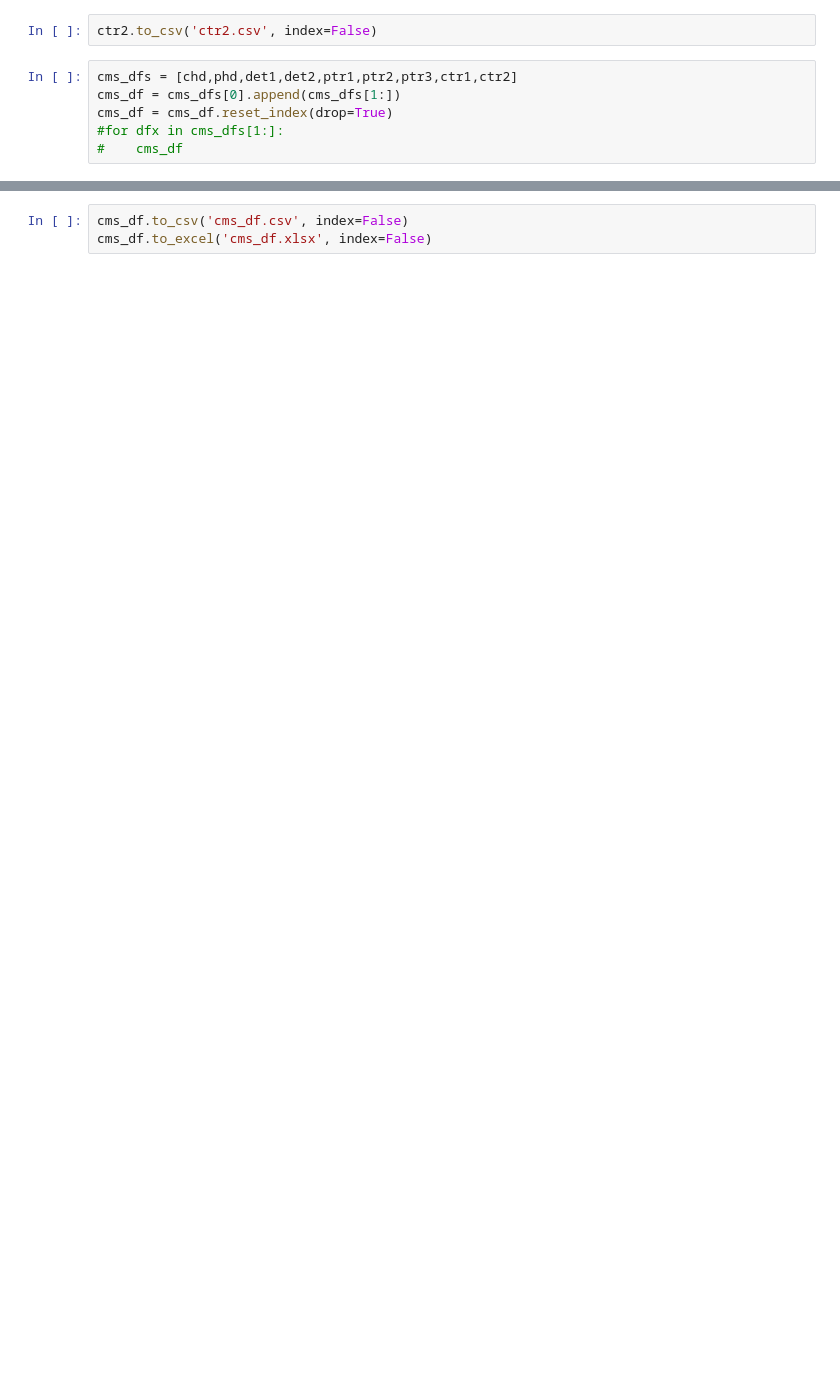
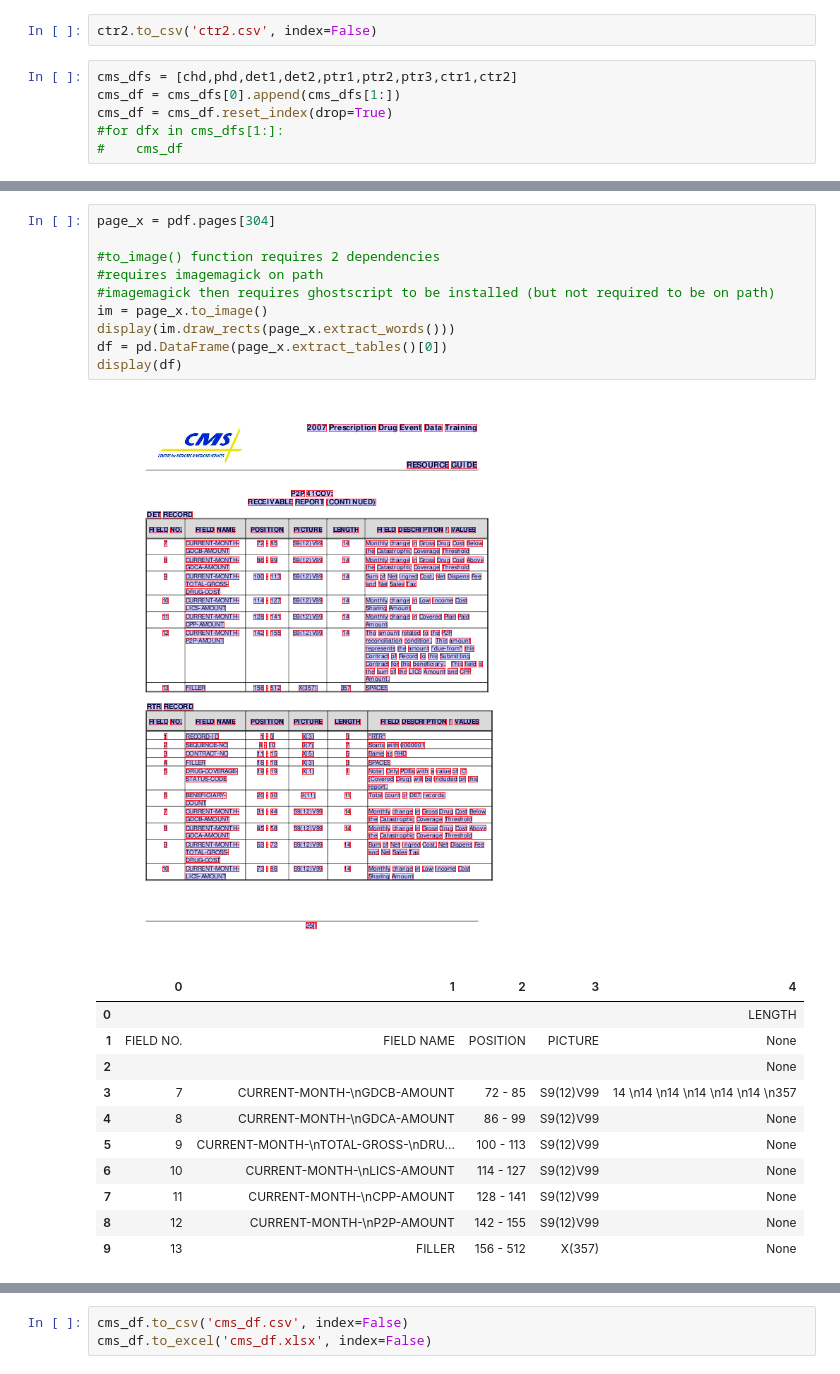
Before and after one commit to zRosenbaum/cmspdfparse, a Jupyter notebook: pdfparser.ipynb, the cells around one changed output, grey strips where cells are left out. Cells and saved outputs as stored; diff of their text form; blank space fills up the shorter version.

```diff
--- a/pdfparser.ipynb
+++ b/pdfparser.ipynb
@@ -545,0 +823,23 @@ cms_df[:50]
+# %%
+page_x = pdf.pages[304]
+
+#to_image() function requires 2 dependencies
+#requires imagemagick on path
+#imagemagick then requires ghostscript to be installed (but not required to be on path)
+im = page_x.to_image()
+display(im.draw_rects(page_x.extract_words()))
+df = pd.DataFrame(page_x.extract_tables()[0])
+display(df)
+# %% [output]
+[figure, added]
+|  | 0 | 1 | 2 | 3 | 4 |
+| 0 |  |  |  |  | LENGTH |
+| 1 | FIELD NO. | FIELD NAME | POSITION | PICTURE | None |
+| 2 |  |  |  |  | None |
+| 3 | 7 | CURRENT-MONTH-\nGDCB-AMOUNT | 72 - 85 | S9(12)V99 | 14 \n14 \n14 \n14 \n14 \n14 \n357 |
+| 4 | 8 | CURRENT-MONTH-\nGDCA-AMOUNT | 86 - 99 | S9(12)V99 | None |
+| 5 | 9 | CURRENT-MONTH-\nTOTAL-GROSS-\nDRU... | 100 - 113 | S9(12)V99 | None |
+| 6 | 10 | CURRENT-MONTH-\nLICS-AMOUNT | 114 - 127 | S9(12)V99 | None |
+| 7 | 11 | CURRENT-MONTH-\nCPP-AMOUNT | 128 - 141 | S9(12)V99 | None |
+| 8 | 12 | CURRENT-MONTH-\nP2P-AMOUNT | 142 - 155 | S9(12)V99 | None |
+| 9 | 13 | FILLER | 156 - 512 | X(357) | None |
```
Also changed, not shown: parts of 61 cells of this notebook, 4 other files.
